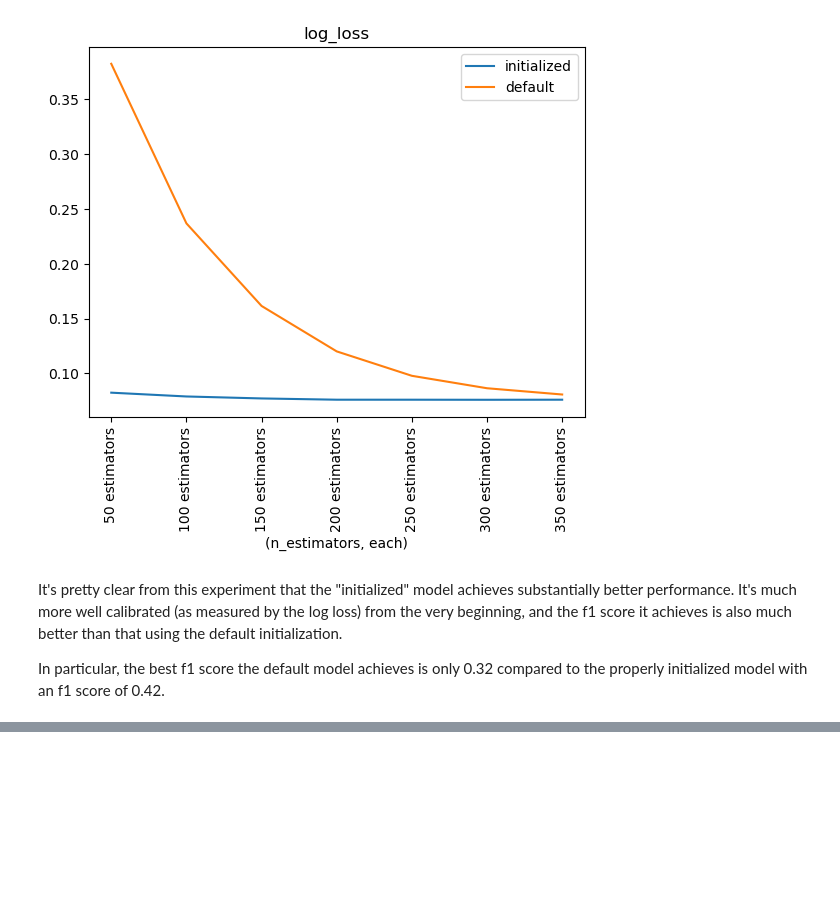
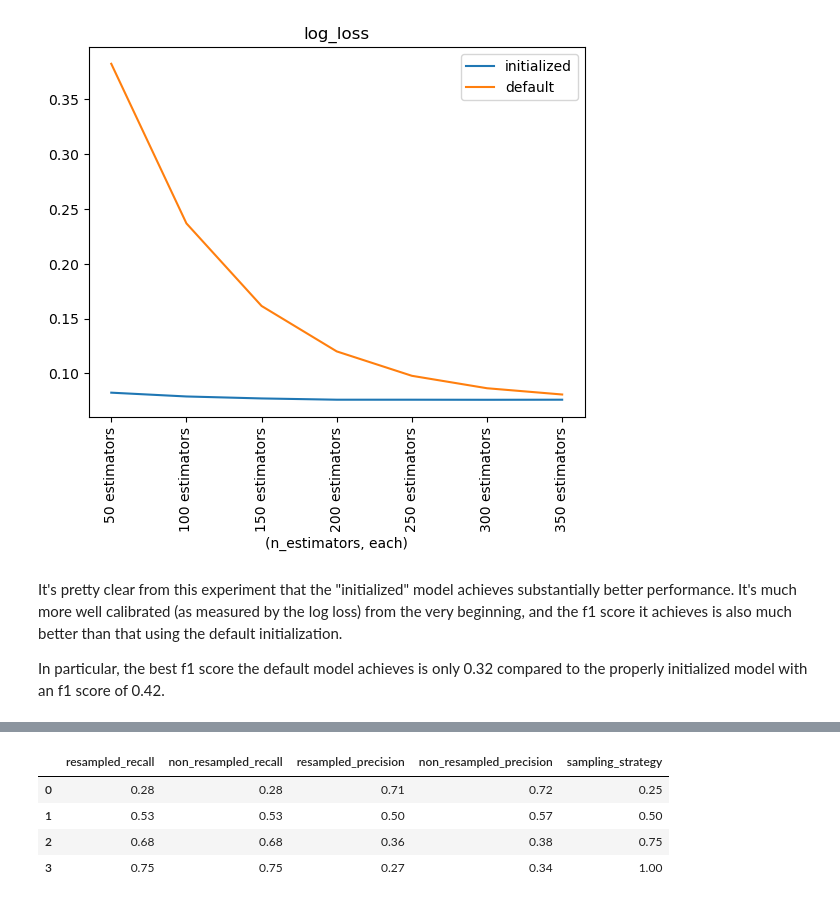
Before and after one commit to PilCAki/imbalanced-dataset-common-errors, a Jupyter notebook: Imbalanced Dataset Examples.ipynb, the cells around one changed output, grey strips where cells are left out. Drawn from its saved outputs; the diff is of its cells as text; code cells hidden in the pictures; blank space fills up the shorter version.

```diff
--- a/Imbalanced Dataset Examples.ipynb
+++ b/Imbalanced Dataset Examples.ipynb
@@ -414,0 +509,81 @@ In particular, the best f1 score the default model achieves is only 0.32 compare
+# %%
+from sklearn.metrics import classification_report
+
+def resampling_to_control_output_statistics():
+
+    def threshold_which_optimizes_recall_at_precision(precision_min=0.7):
+        p_inds = precision > precision_min
+        t = thresholds[p_inds[:-1]][0]
+        print('threshold:', t)
+        return t
+
+    def threshold_which_optimizes_precision_at_recall(recall_min=0.5):
+        r_inds = recall > recall_min
+        t = thresholds[r_inds[:-1]][-1]
+        print('threshold:', t)
+        return t
+
+    def threshold_which_optimizes_f1_score():
+        f1_scores = 2 * recall * precision / (recall + precision)
+        best_f1_ind = np.argmax(f1_scores)
+        t = thresholds[best_f1_ind]
+        print('threshold:', t)
+        return t
+
+    df = generate_toy_dataset(class_sep=0.3, n_samples=10000)
+    target = 'target'
+
+    train_val, df_prod = train_test_split(df, test_size=0.2, random_state=42)
+    df_train, df_valid = train_test_split(train_val, test_size=0.2, random_state=42)
+
+    X, y = df_train.drop(columns=target), df_train[target]
+    X_valid, y_valid = df_valid.drop(columns=target), df_valid[target]
+    X_prod,  y_prod  = df_prod.drop(columns=target),  df_prod[target]
+
+    # Train the model on non-resampled data.  We'll use these predictions in the loop below.
+    model = RandomForestClassifier(n_jobs=-1, n_estimators=256, min_samples_leaf=20, random_state=42).fit(X, y)
+
+    proba_valid = model.predict_proba(X_valid)[:, 1]
+    proba_prod  = model.predict_proba(X_prod)[:, 1]
+
+    # I'll optimize decision thresholds on these
+    precision, recall, thresholds = precision_recall_curve(y_valid, proba_valid)
+
+
+    ## RESAMPLING
+    # audition a variety of resampled class balances to get a menu of options for "recall".
+    # we focus on "recall" because having recall=0.0 is a common reason why DS practitioners resort
+    # to resampling in the first place
+
+    results = []
+
+    for sampling_strategy in [0.25, 0.5, 0.75, 1.0]:
+
+        # first, try a sampling strategy, get precision and recall
+
+        resampler = RandomUnderSampler(sampling_strategy=sampling_strategy, random_state=42)
+        df_train_resampled, _ = resampler.fit_sample(df_train, df_train[target])
+        X_resampled, y_resampled = df_train_resampled.drop(columns=target), df_train_resampled[target]
+        model = RandomForestClassifier(n_jobs=-1, n_estimators=256, min_samples_leaf=20, random_state=42).fit(X_resampled, y_resampled)
+
+        resampled_predict_valid = model.predict(X_valid)
+        resampled_precision = precision_score(y_valid, resampled_predict_valid)
+        resampled_recall = recall_score(y_valid, resampled_predict_valid)
+
+        # now attempt to match that recall using the model trained on the original non-resampled data and
+        # inspect the resulting precision as well
+
+        nonresampled_predict_valid = proba_valid > threshold_which_optimizes_precision_at_recall(recall_min=resampled_recall)
+        non_resampled_precision = precision_score(y_valid, nonresampled_predict_valid)
+        non_resampled_recall    = recall_score(y_valid, nonresampled_predict_valid)
+
+        result = dict(resampled_recall=resampled_recall, non_resampled_recall=non_resampled_recall,
+                      resampled_precision=resampled_precision, non_resampled_precision=non_resampled_precision,
+                      sampling_strategy=sampling_strategy)
+
+        results.append(result)
+
+    return pd.DataFrame(results).round(2)
+
+resampling_to_control_output_statistics()
+# %% [output]
@@ -414,0 +594,5 @@ In particular, the best f1 score the default model achieves is only 0.32 compare
+|  | resampled_recall | non_resampled_recall | resampled_precision | non_resampled_precision | sampling_strategy |
+| 0 | 0.28 | 0.28 | 0.71 | 0.72 | 0.25 |
+| 1 | 0.53 | 0.53 | 0.50 | 0.57 | 0.50 |
+| 2 | 0.68 | 0.68 | 0.36 | 0.38 | 0.75 |
+| 3 | 0.75 | 0.75 | 0.27 | 0.34 | 1.00 |
```
Also changed, not shown: parts of 6 cells of this notebook.
